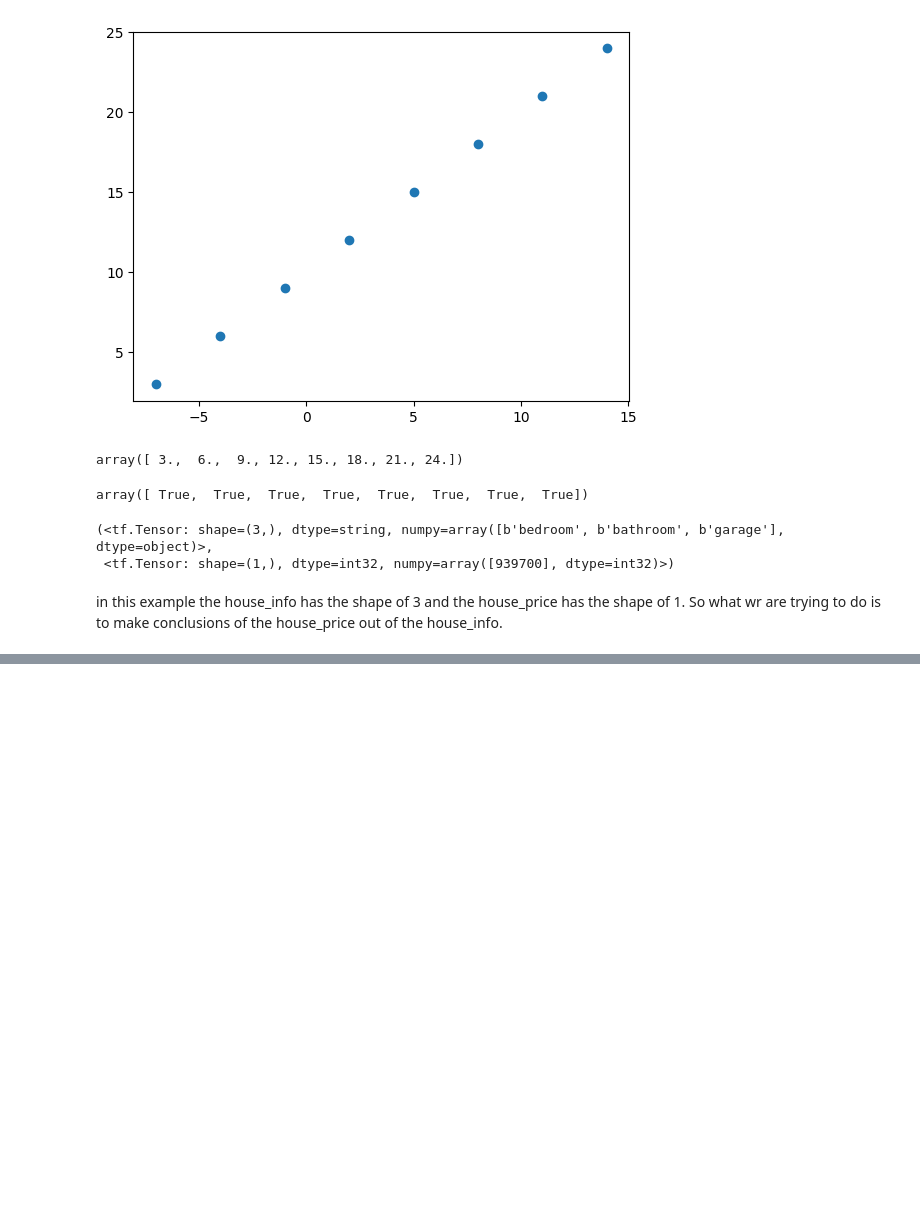
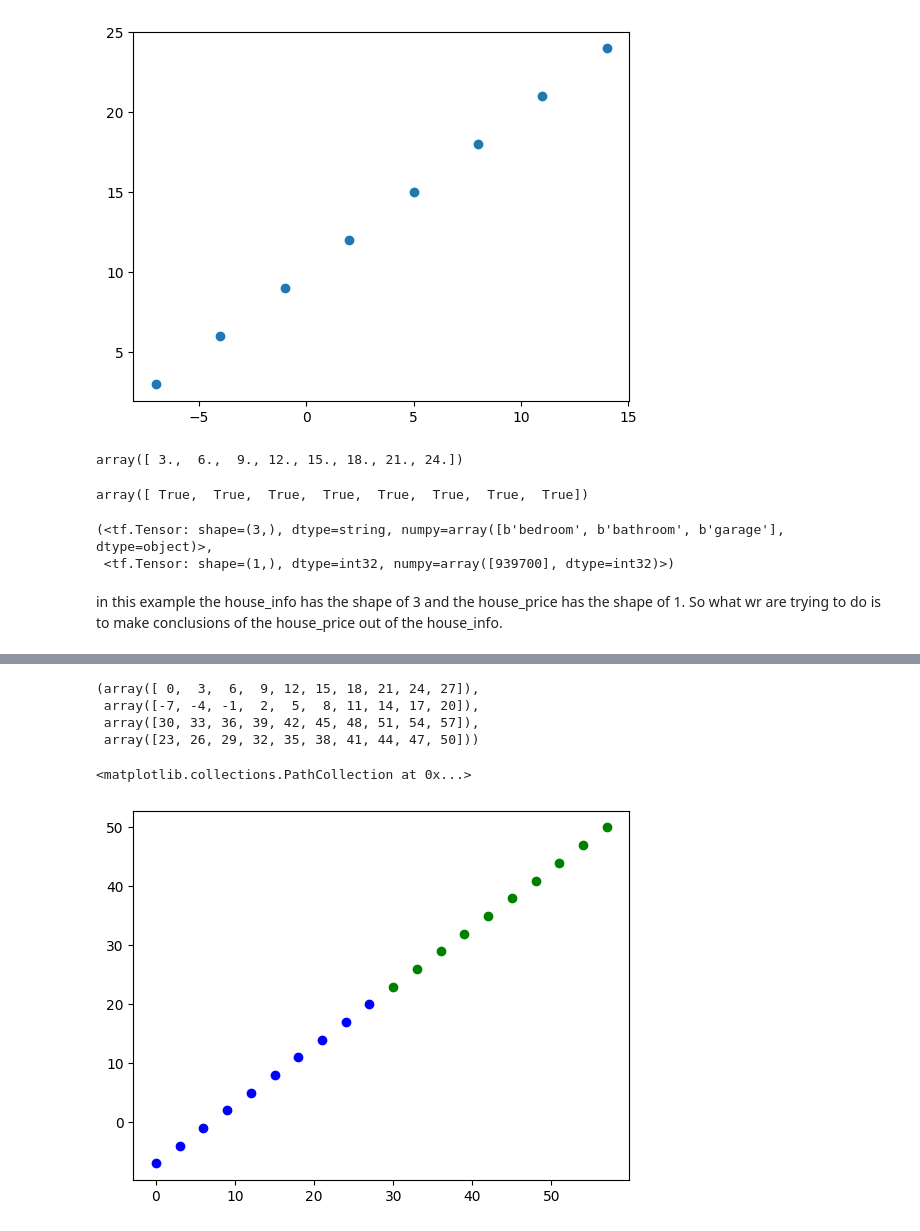
Before and after one commit to ftwr42/TensorFlow_for_Deep_Learning_Bootcamp, a Jupyter notebook: Abschnitt 3: Neural network regression with TensorFlow/first.ipynb, the cells around one changed output, grey strips where cells are left out. Cells and saved outputs as stored; diff of their text form; code cells hidden in the pictures; blank space fills up the shorter version.

```diff
--- a/Abschnitt 3: Neural network regression with TensorFlow/first.ipynb
+++ b/Abschnitt 3: Neural network regression with TensorFlow/first.ipynb
@@ -120,0 +487,17 @@ So what wr are trying to do is to make conclusions of the house_price out of the
+# %%
+a = np.arange(0, 30, 3)
+a_test = np.arange(30, 60, 3)
+b = np.arange(-7, 23, 3)
+b_test = np.arange(23, 51, 3)
+a, b, a_test, b_test
+# %% [output]
+(array([ 0,  3,  6,  9, 12, 15, 18, 21, 24, 27]),
+ array([-7, -4, -1,  2,  5,  8, 11, 14, 17, 20]),
+ array([30, 33, 36, 39, 42, 45, 48, 51, 54, 57]),
+ array([23, 26, 29, 32, 35, 38, 41, 44, 47, 50]))
+# %%
+plt.scatter(a, b, c='blue')
+plt.scatter(a_test, b_test, c='green')
+# %% [output]
+<matplotlib.collections.PathCollection at 0x...>
+[figure, added]
```
Also changed, not shown: parts of 38 cells of this notebook, 1 other file.
